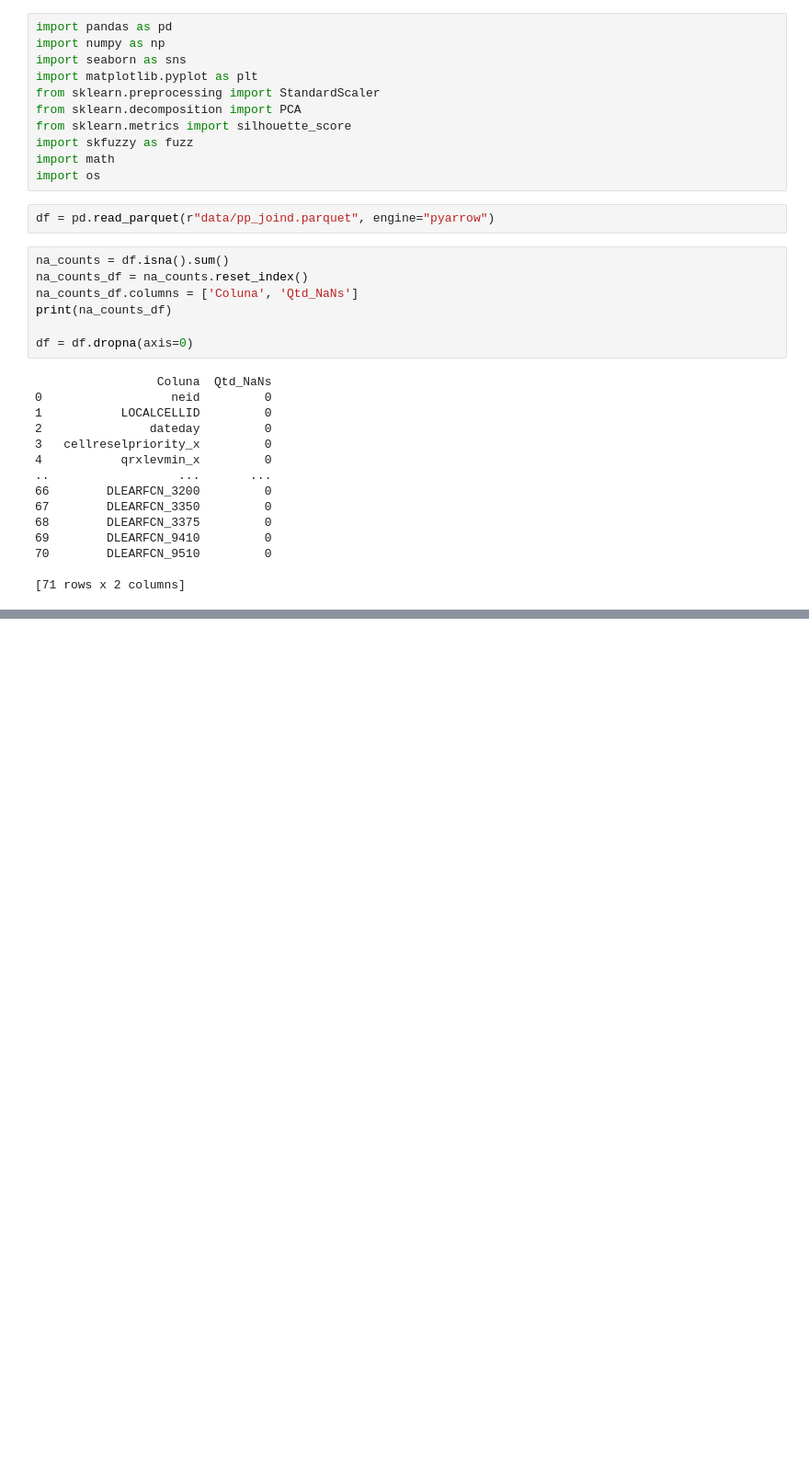
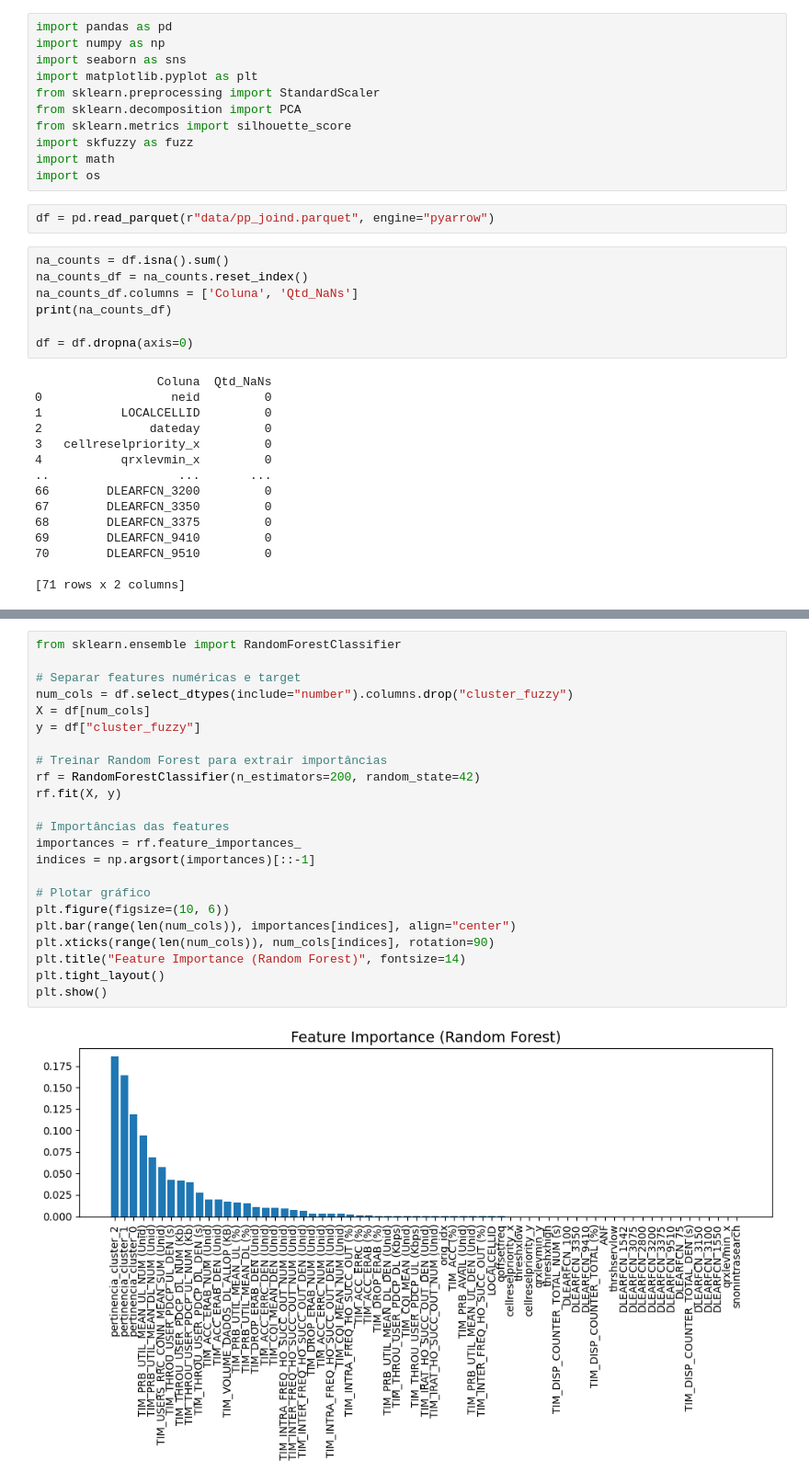
Before and after one commit to BrunoWolf03/TCC-TIM, a Jupyter notebook: agrupamentoFuzzy.ipynb, the cells around one changed output, grey strips where cells are left out. Shown: that part at 92% size. Saved outputs shown, nothing was run; the diff lists cells and outputs as text; blank space fills up the shorter version.

Commit message:
tentativa importancia da feature

```diff
--- a/agrupamentoFuzzy.ipynb
+++ b/agrupamentoFuzzy.ipynb
@@ -96,0 +105,25 @@ FileNotFoundError: [Errno 2] No such file or directory: 'data/particao_2.csv'
+# %%
+from sklearn.ensemble import RandomForestClassifier
+
+# Separar features numéricas e target
+num_cols = df.select_dtypes(include="number").columns.drop("cluster_fuzzy")
+X = df[num_cols]
+y = df["cluster_fuzzy"]
+
+# Treinar Random Forest para extrair importâncias
+rf = RandomForestClassifier(n_estimators=200, random_state=42)
+rf.fit(X, y)
+
+# Importâncias das features
+importances = rf.feature_importances_
+indices = np.argsort(importances)[::-1]
+
+# Plotar gráfico
+plt.figure(figsize=(10, 6))
+plt.bar(range(len(num_cols)), importances[indices], align="center")
+plt.xticks(range(len(num_cols)), num_cols[indices], rotation=90)
+plt.title("Feature Importance (Random Forest)", fontsize=14)
+plt.tight_layout()
+plt.show()
+# %% [output]
+[figure, added]
```
Also changed, not shown: parts of 2 cells of this notebook, 1 other file.
